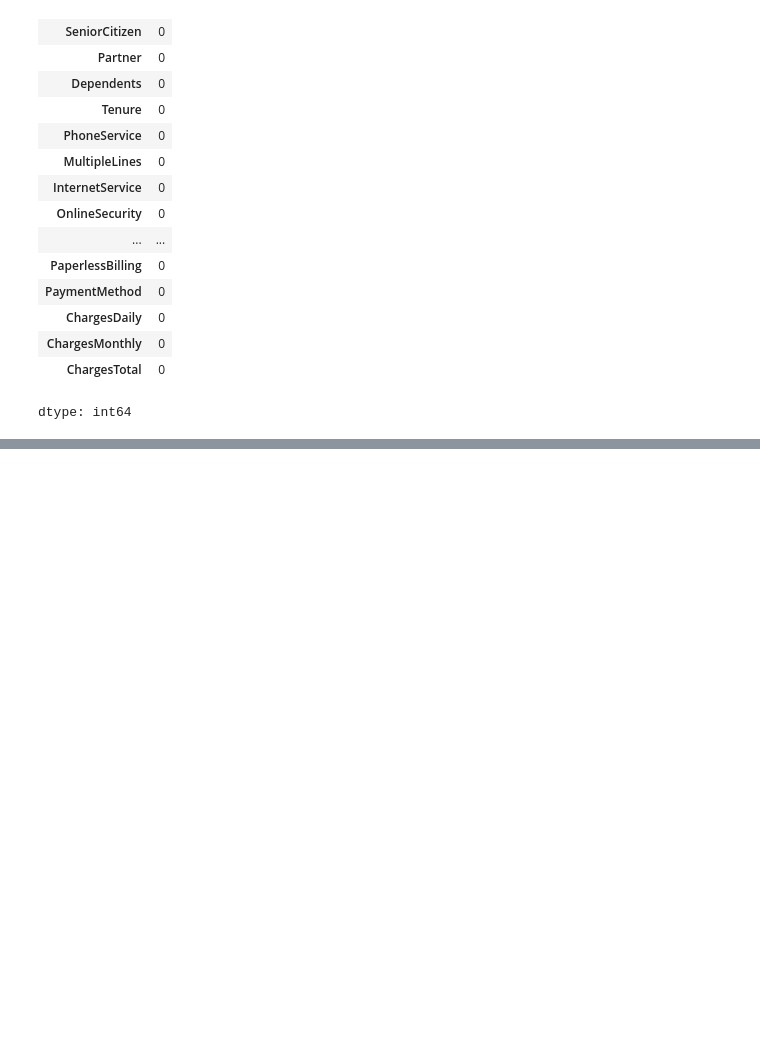
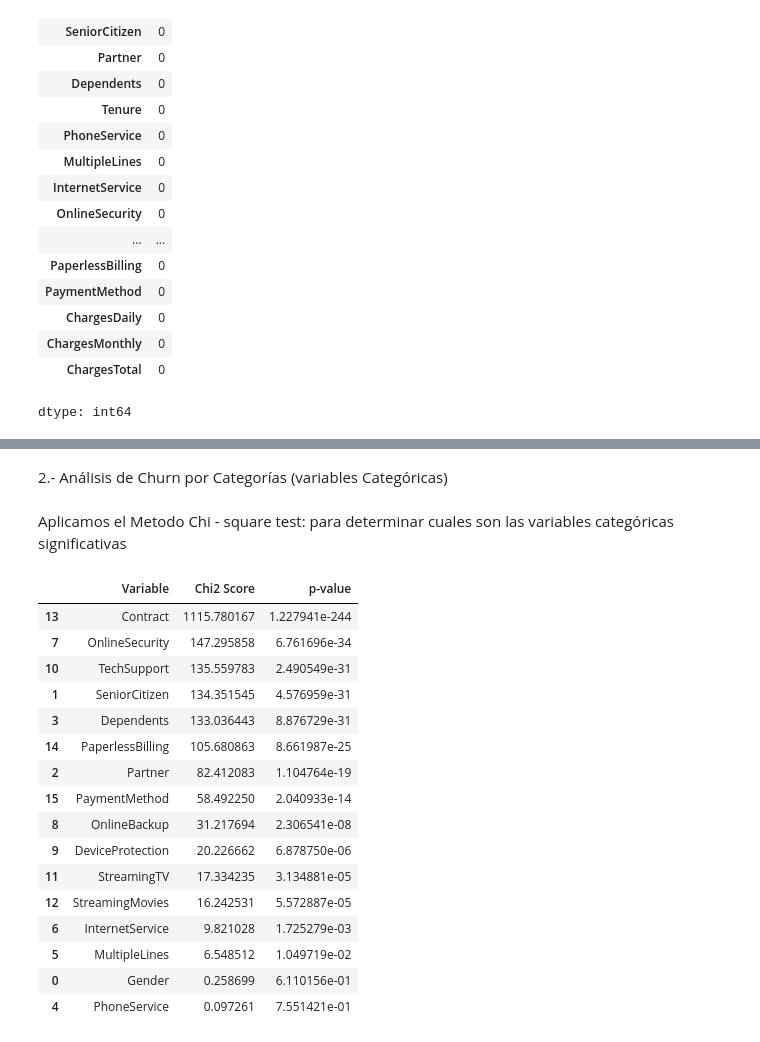
Before and after one commit to rociocelestial/Challenge3-Data-Science, a Jupyter notebook: TelecomX_parte_2.ipynb, the cells around one changed output, grey strips where cells are left out. Saved outputs shown, nothing was run; the diff lists cells and outputs as text; code cells hidden in the pictures; blank space fills up the shorter version.

```diff
--- a/TelecomX_parte_2.ipynb
+++ b/TelecomX_parte_2.ipynb
@@ -107,0 +134,60 @@ dtype: int64
+# %%
+datos = datos.drop(columns=['ChargesDaily','ChargesTotal'])
+# %% [markdown]
+2.- Análisis de Churn por Categorías (variables Categóricas)
+# %% [markdown]
+Aplicamos el Metodo Chi - square test: para determinar cuales son las variables categóricas significativas
+# %%
+from sklearn.preprocessing import LabelEncoder
+from sklearn.feature_selection import chi2
+
+# Crea copia
+datos_tab = datos.copy()
+
+# Convertir Churn para binario
+datos_tab["Churn"] = datos_tab["Churn"].map({"Yes": 1, "No": 0})
+
+# Separar variables categóricas
+categorica_column = datos_tab.select_dtypes(include=["object"]).columns
+
+# Aplicar Label Encoding temporario
+le = LabelEncoder()
+for col in categorica_column:
+    datos_tab[col] = le.fit_transform(datos_tab[col])
+
+# Separar X e y
+X_cat = datos_tab[categorica_column]
+y = datos_tab["Churn"]
+
+# Aplicar teste Qui-cuadrado
+chi_scores, p_values = chi2(X_cat, y)
+
+# Criar DataFrame com ranking
+chi_datos = pd.DataFrame({
+    "Variable": categorica_column,
+    "Chi2 Score": chi_scores,
+    "p-value": p_values
+})
+
+# Ordenar por importancia
+chi_datos = chi_datos.sort_values(by="Chi2 Score", ascending=False)
+
+chi_datos
+# %% [output]
+|  | Variable | Chi2 Score | p-value |
+| 13 | Contract | 1115.780167 | 1.227941e-244 |
+| 7 | OnlineSecurity | 147.295858 | 6.761696e-34 |
+| 10 | TechSupport | 135.559783 | 2.490549e-31 |
+| 1 | SeniorCitizen | 134.351545 | 4.576959e-31 |
+| 3 | Dependents | 133.036443 | 8.876729e-31 |
+| 14 | PaperlessBilling | 105.680863 | 8.661987e-25 |
+| 2 | Partner | 82.412083 | 1.104764e-19 |
+| 15 | PaymentMethod | 58.492250 | 2.040933e-14 |
+| 8 | OnlineBackup | 31.217694 | 2.306541e-08 |
+| 9 | DeviceProtection | 20.226662 | 6.878750e-06 |
+| 11 | StreamingTV | 17.334235 | 3.134881e-05 |
+| 12 | StreamingMovies | 16.242531 | 5.572887e-05 |
+| 6 | InternetService | 9.821028 | 1.725279e-03 |
+| 5 | MultipleLines | 6.548512 | 1.049719e-02 |
+| 0 | Gender | 0.258699 | 6.110156e-01 |
+| 4 | PhoneService | 0.097261 | 7.551421e-01 |
```
Also changed, not shown: parts of 10 cells of this notebook.
